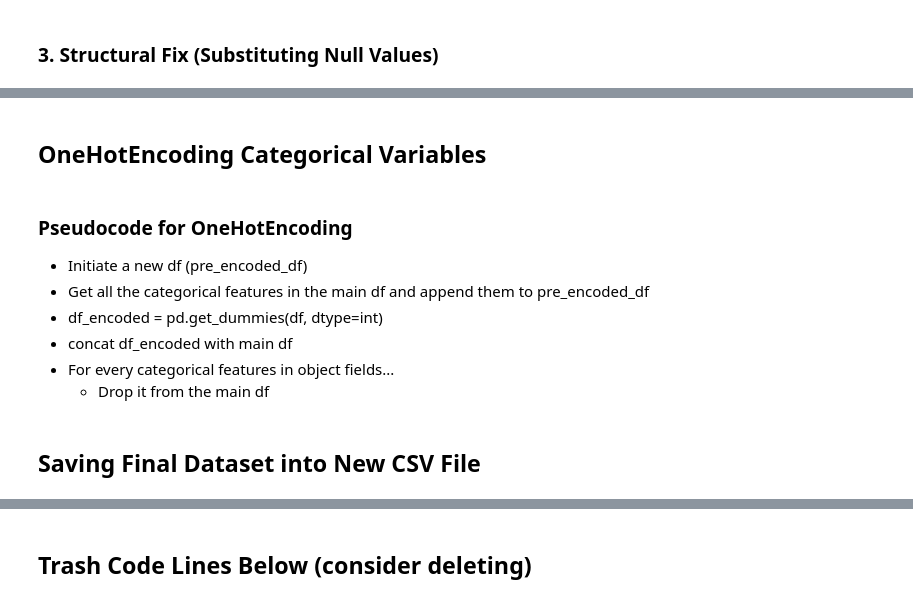
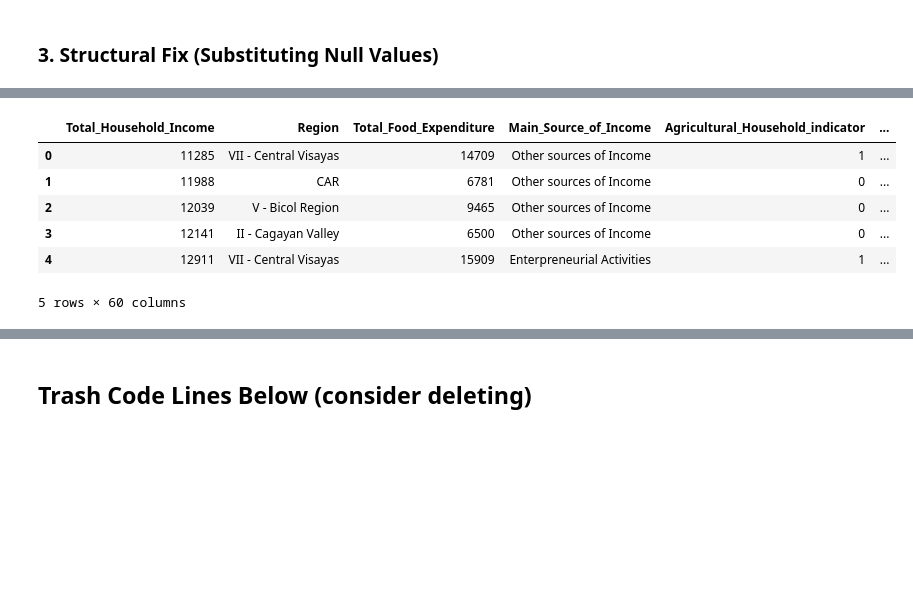
Before and after one commit to Volyzte/dsf-c14-group_3-sprint-project, a Jupyter notebook: Sprint Project_Poverty Prediction.ipynb, the cells around one changed output, grey strips where cells are left out. Saved outputs shown, nothing was run; the diff lists cells and outputs as text; code cells hidden in the pictures; blank space fills up the shorter version.

Commit message:
Revert "Data Cleaning and Pre-processing"

```diff
--- a/Sprint Project_Poverty Prediction.ipynb
+++ b/Sprint Project_Poverty Prediction.ipynb
@@ -340,3 +76,0 @@ df["Household_Head_Highest_Grade_Completed"] = df["Household_Head_Highest_Grade_
-# %%
-# Drop 'Region' and 'Household_Head_Occupation'
-df = df.drop(['Region', 'Household_Head_Occupation'], axis=1)
@@ -345,39 +76,0 @@ df = df.drop(['Region', 'Household_Head_Occupation'], axis=1)
-# %%
-df['Household_Head_Sex'] = df['Household_Head_Sex'].map({'Female': 0, 'Male' : 1})
-# %%
-df['Household_Head_Job_or_Business_Indicator'] = df['Household_Head_Job_or_Business_Indicator'].map({'No Job/Business': 0, 'With Job/Business' : 1})
-# %% [markdown]
-## OneHotEncoding Categorical Variables
-# %% [markdown]
-### Pseudocode for OneHotEncoding
-
-* Initiate a new df (pre_encoded_df)
-* Get all the categorical features in the main df and append them to pre_encoded_df
-* df_encoded = pd.get_dummies(df, dtype=int)
-* concat df_encoded with main df
-* For every categorical features in object fields...
-  * Drop it from the main df
-# %%
-pre_encoded_df = pd.DataFrame()
-
-# Get a list of all categorical features in df
-object_fields = df.select_dtypes(include=['object']).columns.tolist()
-
-# Append all the features in object_fields into 'pre_encooded_df'
-for column in object_fields:
-    pre_encoded_df[column] = df[column]
-
-# pre_encoded_df
-
-df_encoded = pd.get_dummies(pre_encoded_df, dtype=int)
-
-for col in df_encoded.columns:
-  new_col = col.replace(' ', '_')
-  df_encoded.rename(columns={col:new_col}, inplace=True)
-
-df = pd.concat([df, df_encoded], axis=1)
-
-for column in object_fields:
-  df = df.drop([column], axis=1)
-# %% [markdown]
-## Saving Final Dataset into New CSV File
@@ -385,0 +77,10 @@ df.to_csv('data/Family_Income_and_Expenditure_Revised.csv', index=False)
+# %%
+df.head()
+# %% [output]
+|  | Total_Household_Income | Region | Total_Food_Expenditure | Main_Source_of_Income | Agricultural_Household_indicator | ... |
+| 0 | 11285 | VII - Central Visayas | 14709 | Other sources of Income | 1 | ... |
+| 1 | 11988 | CAR | 6781 | Other sources of Income | 0 | ... |
+| 2 | 12039 | V - Bicol Region | 9465 | Other sources of Income | 0 | ... |
+| 3 | 12141 | II - Cagayan Valley | 6500 | Other sources of Income | 0 | ... |
+| 4 | 12911 | VII - Central Visayas | 15909 | Enterpreneurial Activities | 1 | ... |
+5 rows × 60 columns
```
Also changed, not shown: parts of 37 cells of this notebook, 5 other files.
